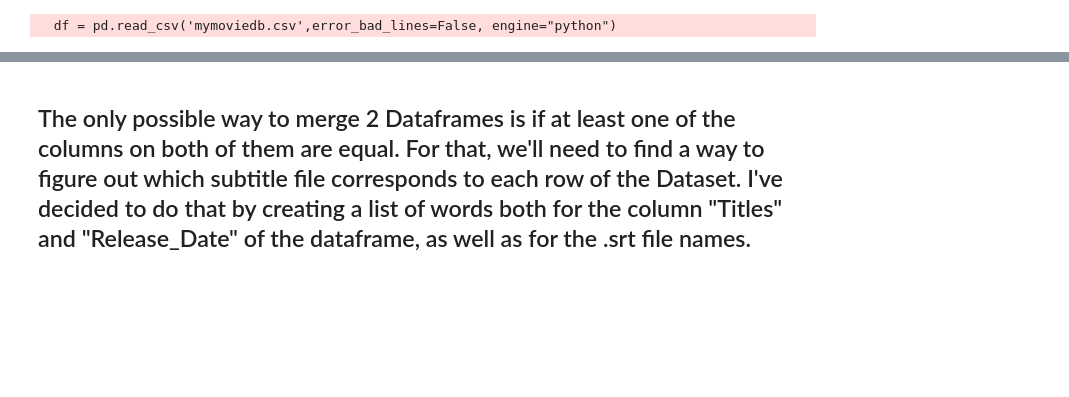
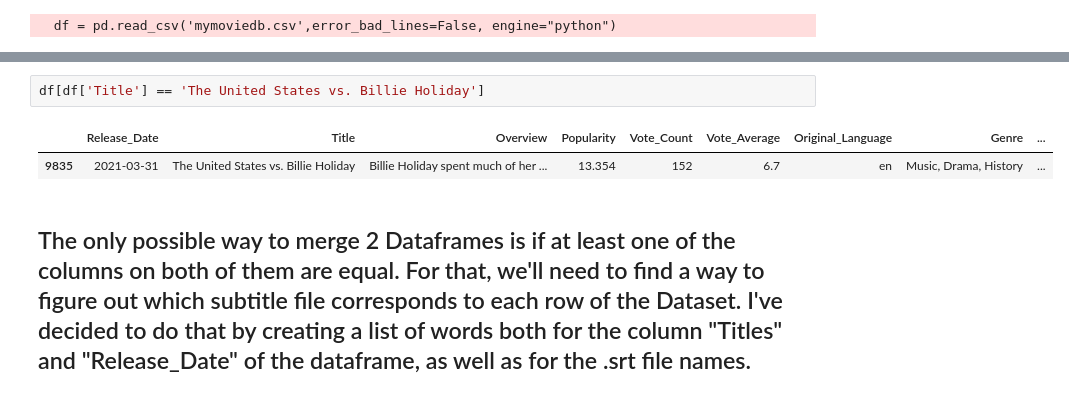
Before and after one commit to Ysgramor500/Webscraping_Subs_Kaggle, a Jupyter notebook: Kaggle_Merge.ipynb, the cells around one changed output, grey strips where cells are left out. Saved outputs shown, nothing was run; the diff lists cells and outputs as text; blank space fills up the shorter version.

```diff
--- a/Kaggle_Merge.ipynb
+++ b/Kaggle_Merge.ipynb
@@ -33,6 +33,11 @@ df.head()
 | 2 | 2022-02-25 | No Exit | Stranded at a rest stop in the mo... | 2618.087 | 122 | 6.3 | en | Thriller | ... |
 | 3 | 2021-11-24 | Encanto | The tale of an extraordinary fami... | 2402.201 | 5076 | 7.7 | en | Animation, Comedy, Family, Fantasy | ... |
 | 4 | 2021-12-22 | The King's Man | As a collection of history's wors... | 1895.511 | 1793 | 7.0 | en | Action, Adventure, Thriller, War | ... |
+# %%
+df[df['Title'] == 'The United States vs. Billie Holiday']
+# %% [output]
+|  | Release_Date | Title | Overview | Popularity | Vote_Count | Vote_Average | Original_Language | Genre | ... |
+| 9835 | 2021-03-31 | The United States vs. Billie Holiday | Billie Holiday spent much of her ... | 13.354 | 152 | 6.7 | en | Music, Drama, History | ... |
 # %% [markdown]
 ## The only possible way to merge 2 Dataframes is if at least one of the columns on both of them are equal. For that, we'll need to find a way to figure out which subtitle file corresponds to each row of the Dataset. I've decided to do that by creating a list of words both for the column "Titles" and "Release_Date" of the dataframe, as well as for the .srt file names.
 # %%
```
Also changed, not shown: parts of 7 cells of this notebook.
